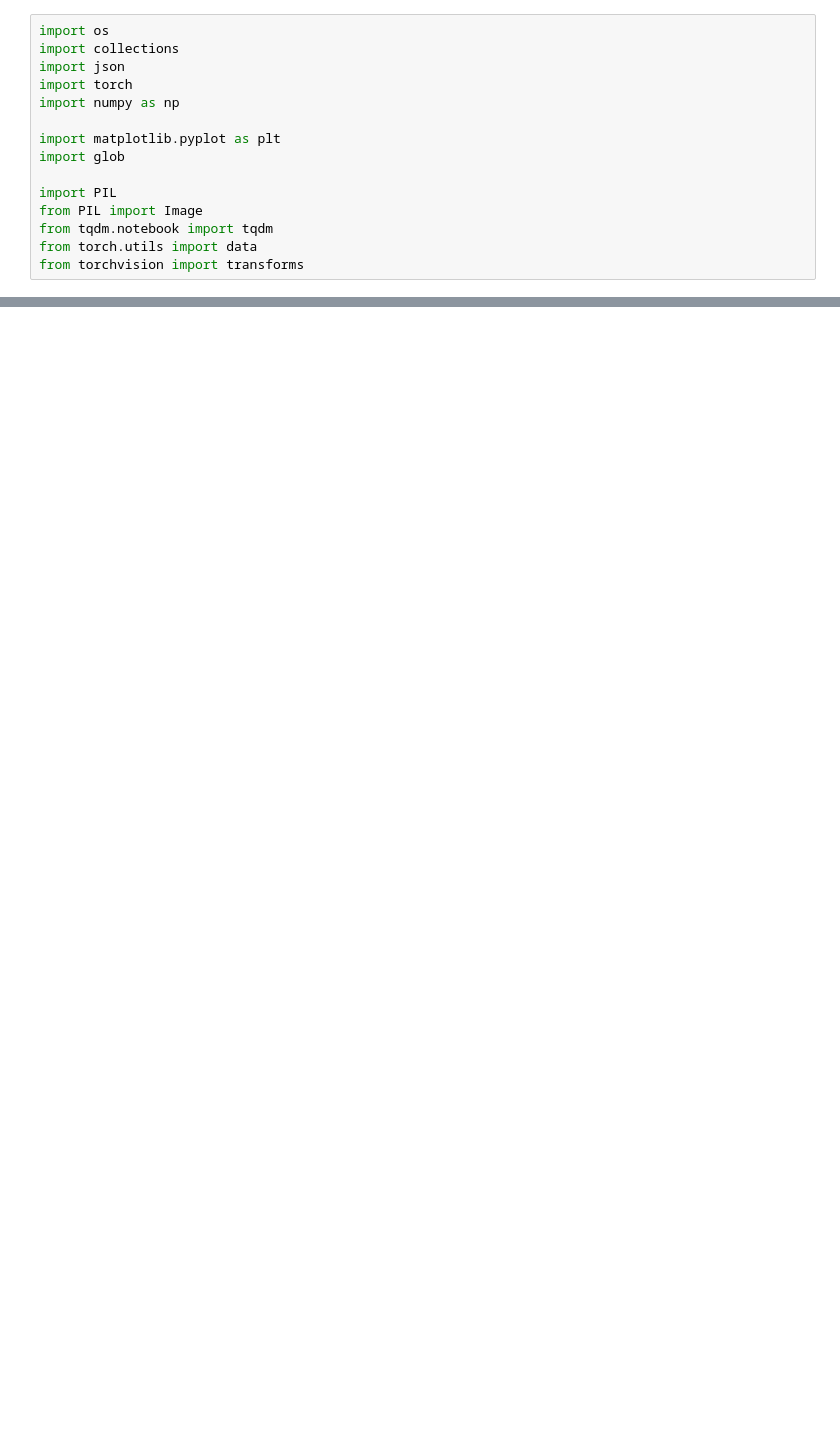
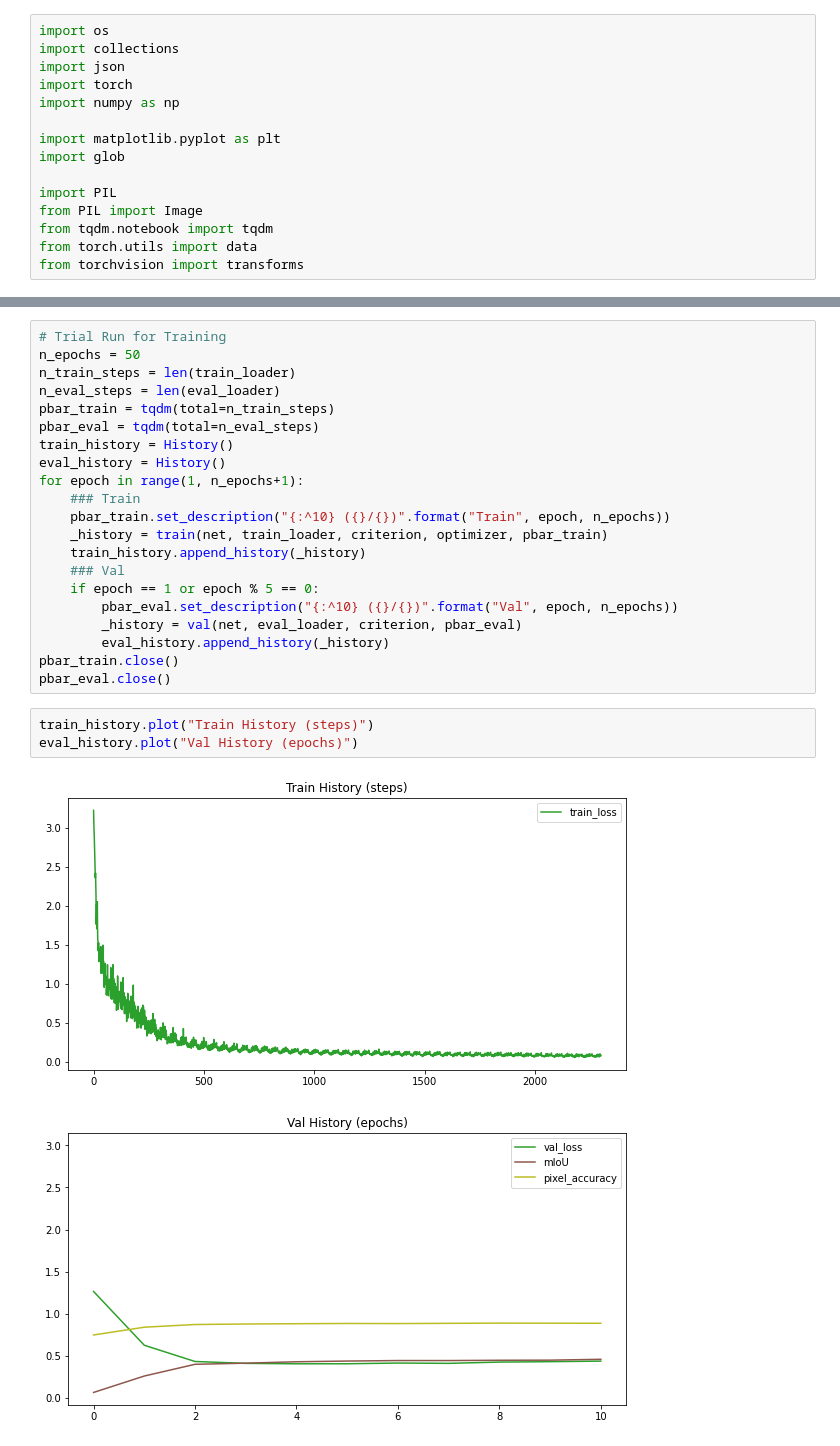
Before and after one commit to aa10402tw/RealTime-Segmentation, a Jupyter notebook: Train.ipynb, the cells around one changed output, grey strips where cells are left out. Drawn from its saved outputs; the diff is of its cells as text; blank space fills up the shorter version.

```diff
--- a/Train.ipynb
+++ b/Train.ipynb
@@ -53,0 +109,27 @@ pbar.close()
+# %%
+# Trial Run for Training
+n_epochs = 50
+n_train_steps = len(train_loader)
+n_eval_steps = len(eval_loader)
+pbar_train = tqdm(total=n_train_steps)
+pbar_eval = tqdm(total=n_eval_steps)
+train_history = History()
+eval_history = History()
+for epoch in range(1, n_epochs+1):
+    ### Train
+    pbar_train.set_description("{:^10} ({}/{})".format("Train", epoch, n_epochs))
+    _history = train(net, train_loader, criterion, optimizer, pbar_train)
+    train_history.append_history(_history)
+    ### Val
+    if epoch == 1 or epoch % 5 == 0:
+        pbar_eval.set_description("{:^10} ({}/{})".format("Val", epoch, n_epochs))
+        _history = val(net, eval_loader, criterion, pbar_eval)
+        eval_history.append_history(_history)
+pbar_train.close()
+pbar_eval.close()
+# %%
+train_history.plot("Train History (steps)")
+eval_history.plot("Val History (epochs)")
+# %% [output]
+[figure, added]
+[figure, added]
```
Also changed, not shown: parts of 10 cells of this notebook, 3 other files.
